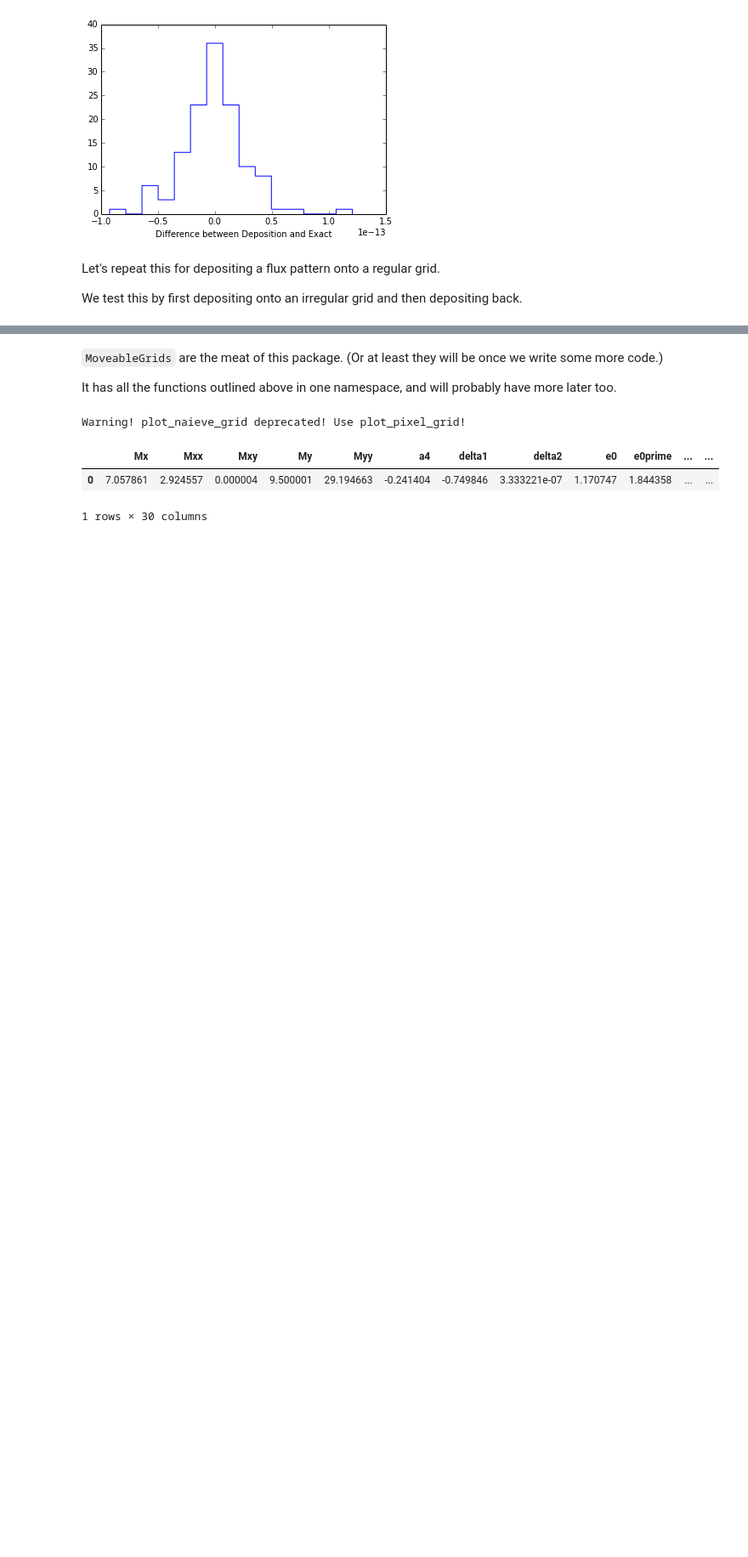
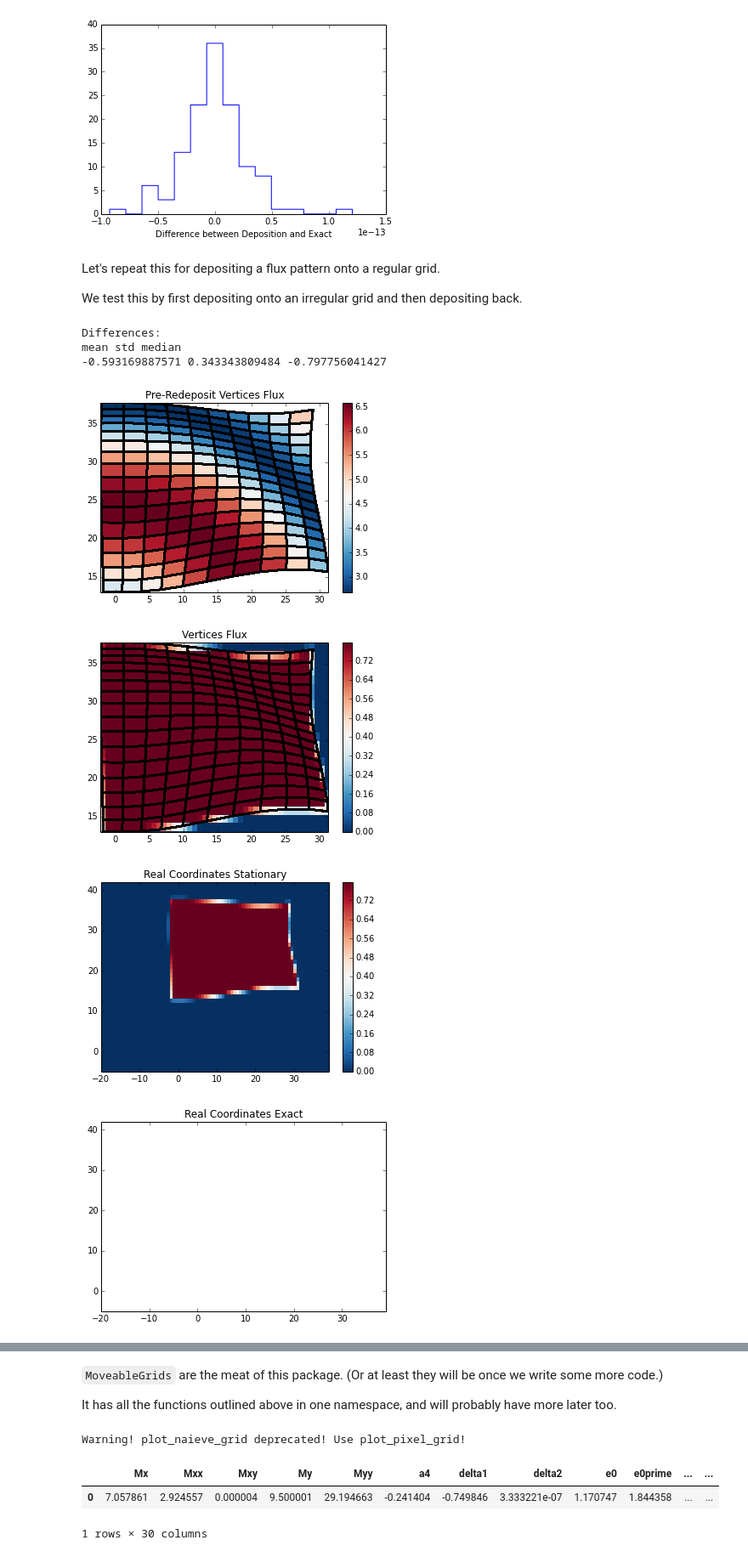
Before and after one commit to cpadavis/weak_sauce, a Jupyter notebook: notebooks/Examples.ipynb, the cells around one changed output, grey strips where cells are left out. Shown at 85% size. Drawn from its saved outputs; the diff is of its cells as text; code cells hidden in the pictures; blank space fills up the shorter version.

```diff
--- a/notebooks/Examples.ipynb
+++ b/notebooks/Examples.ipynb
@@ -395,7 +395,7 @@ stationary_source = Source(num_x=num_x, min_x=-20, max_x=39,
 
 mover_deposit = FixedWhackoMover(stationary_source=stationary_source, **treering_args)
 
-source_deposit = Source(num_x=11, min_x=11, max_x=30,
+source_deposit = Source(num_x=11, min_x=-2, max_x=30,
                         num_y=17, min_y=15, max_y=38,)  # pixel coordinates to match with stationary_souce
 
 mover_deposit(source_deposit)
@@ -415,30 +415,38 @@ ax.set_title('Pre-Redeposit Vertices {0}'.format(title))
 
 dfluxes = mover_deposit.skim_fluxes(source_deposit.vertices, source_deposit.fluxes)
 stationary_source.fluxes = dfluxes
 # stationary_source.fluxes -= 1
 
 title = 'Flux'
 fig, ax = stationary_source.plot(stationary_source.fluxes,
                                  stationary_source.vertices[:,:,0],
                                  stationary_source.vertices[:,:,1],
                                  pcolormesh_kwargs_in={'linewidths': 0})
 fig, ax = source_deposit.plot_vertices(fig=fig, ax=ax)
 ax.set_title('Vertices {0}'.format(title))
 
 fig, ax = stationary_source.plot_real_grid()
 ax.set_title('Real Coordinates {0}'.format('Stationary'))
 fig, ax = source_exact.plot_real_grid()
 ax.set_title('Real Coordinates {0}'.format('Exact'))
 
 flux_diff = stationary_source.fluxes - source_exact.fluxes
 fig, ax = source_deposit.plot(flux_diff)
 ax.set_title('Pixel Coordinates {0}'.format('Difference'))
 
 plt.figure()
 plt.hist(flux_diff.flatten(), histtype='step', bins=15)
 plt.xlabel('Difference between Deposition and Exact')
 print('Differences:')
 print('mean', 'std', 'median')
 print(flux_diff.mean(), flux_diff.std(), np.median(flux_diff))
 
 # the only difference is in our flux coordinate
+# %% [output]
+Differences:
+mean std median
+-0.593169887571 0.343343809484 -0.797756041427
+[figure, added]
+[figure, added]
+[figure, added]
+[figure, added]
```
Also changed, not shown: parts of 3 cells of this notebook, 1 other file.
